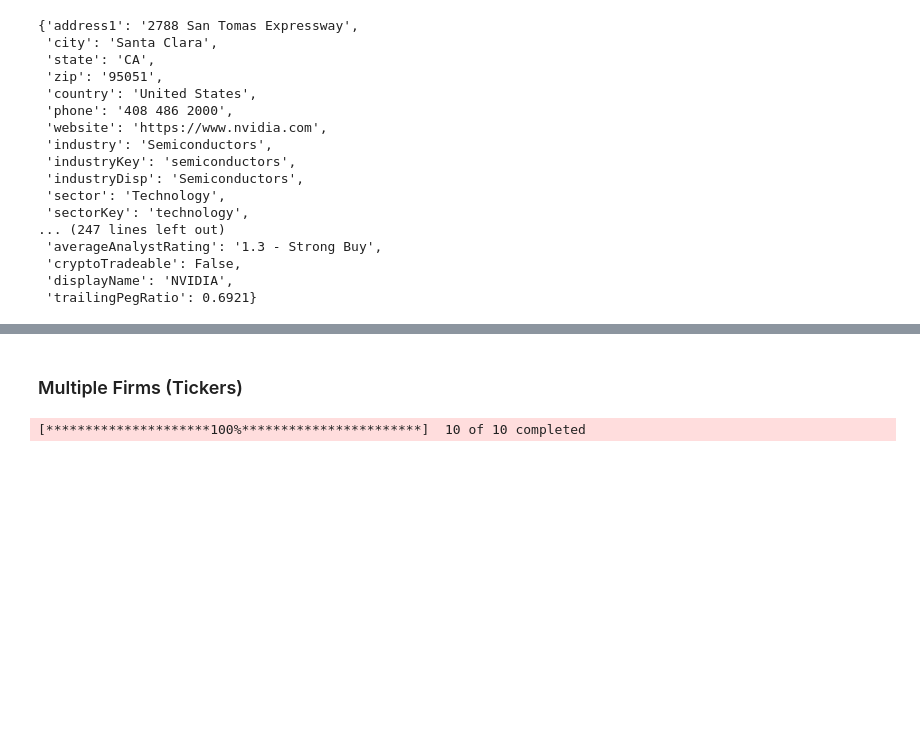
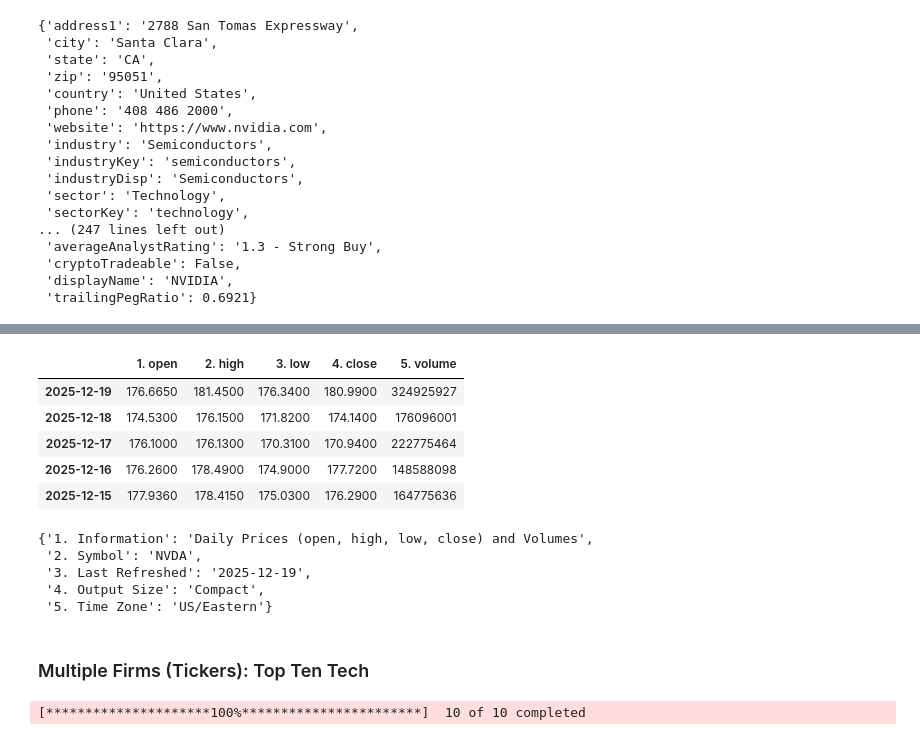
Before and after one commit to IMTorgOpenDataTools/macroecon-wrappy, a Jupyter notebook: notebooks/review_equities.ipynb, the cells around one changed output, grey strips where cells are left out. Cells and saved outputs as stored; diff of their text form; code cells hidden in the pictures; blank space fills up the shorter version.

```diff
--- a/notebooks/review_equities.ipynb
+++ b/notebooks/review_equities.ipynb
@@ -9,3 +15,14 @@
 # %%
+from macroecon_wrappy import Auth
+
 import pandas as pd
 import yfinance as yf
+import alpha_vantage as av
+
+from pathlib import Path
+
+
+secrets_path = Path('/workspaces/API-macroecon-wrappy/SECRETS.yaml')
+cache_path = Path('/workspaces/API-macroecon-wrappy/tests/tmp/')
+auth = Auth(secrets_path, cache_path)
+auth.load_secrets()
@@ -165,5 +164,26 @@ option_chain.puts.head(3)
+# %%
+ts = av.timeseries.TimeSeries(key=auth.data['API_KEY_ALPHA'])
+#data, meta_data = ts.get_intraday('NVDA')  => premium
+data, meta_data = ts.get_daily('NVDA')
+# %%
+pd.DataFrame.from_dict(data, orient='index').head()
+# %% [output]
+|  | 1. open | 2. high | 3. low | 4. close | 5. volume |
+| 2025-12-19 | 176.6650 | 181.4500 | 176.3400 | 180.9900 | 324925927 |
+| 2025-12-18 | 174.5300 | 176.1500 | 171.8200 | 174.1400 | 176096001 |
+| 2025-12-17 | 176.1000 | 176.1300 | 170.3100 | 170.9400 | 222775464 |
+| 2025-12-16 | 176.2600 | 178.4900 | 174.9000 | 177.7200 | 148588098 |
+| 2025-12-15 | 177.9360 | 178.4150 | 175.0300 | 176.2900 | 164775636 |
+# %%
+meta_data
+# %% [output]
+{'1. Information': 'Daily Prices (open, high, low, close) and Volumes',
+ '2. Symbol': 'NVDA',
+ '3. Last Refreshed': '2025-12-19',
+ '4. Output Size': 'Compact',
+ '5. Time Zone': 'US/Eastern'}
 # %% [markdown]
-### Multiple Firms (Tickers)
+### Multiple Firms (Tickers): Top Ten Tech
 # %%
 tickers = firms.index.to_list()[:10]
 top_ten = yf.download(tickers, period="max")
```
Also changed, not shown: parts of 17 cells of this notebook.
